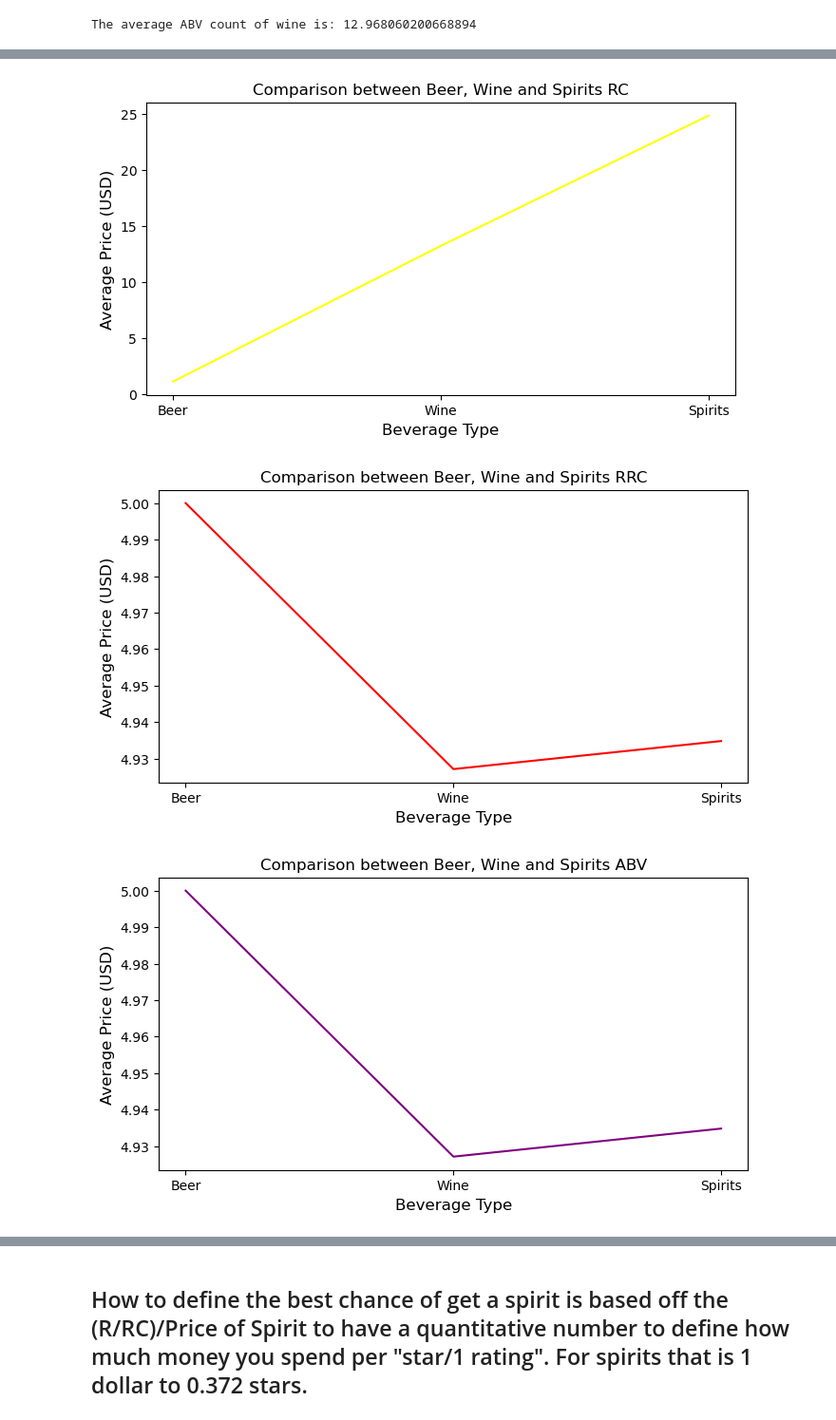
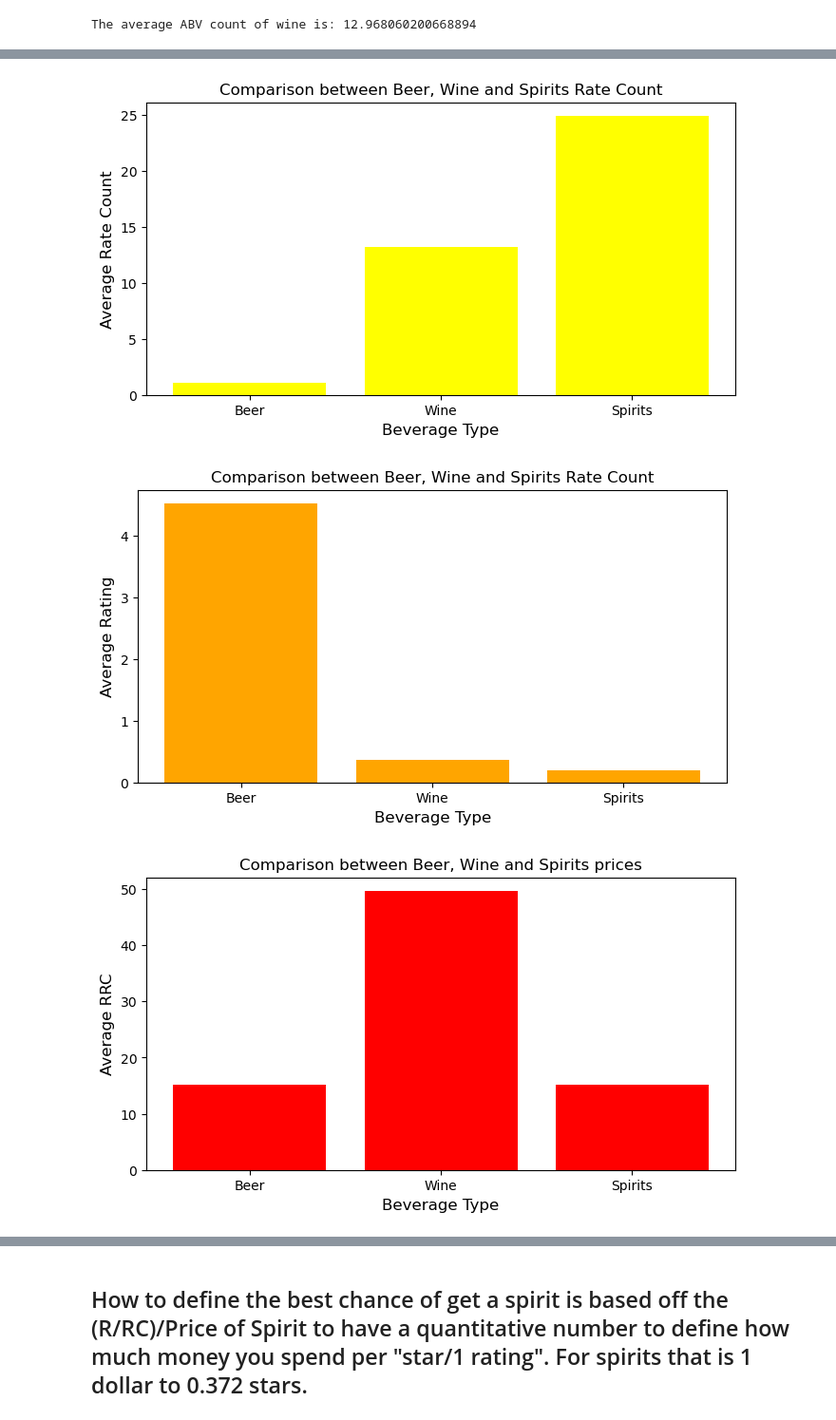
Before and after one commit to JShields07/Project-1, a Jupyter notebook: Main file.ipynb, the cells around one changed output, grey strips where cells are left out. Shown at 95% size. Cells and saved outputs as stored; diff of their text form; code cells hidden in the pictures.

```diff
--- a/Main file.ipynb
+++ b/Main file.ipynb
@@ -276,49 +277,49 @@ beverage_types = ['Beer', 'Wine', 'Spirits']
 
 plt.figure(figsize=(8, 4))
 
-plt.plot(beverage_types, avg_rc, color="yellow")
+plt.bar(beverage_types, avg_rc, color="Yellow")
 
-plt.title("Comparison between Beer, Wine and Spirits RC", fontsize=12)
+plt.title("Comparison between Beer, Wine and Spirits Rate Count", fontsize=12)
 plt.xlabel("Beverage Type", fontsize=12)
-plt.ylabel("Average Price (USD)", fontsize=12)
+plt.ylabel("Average Rate Count", fontsize=12)
 
 plt.show()
 # %% [output]
-[figure, old version]
+[figure, new version]
 # %%
 # Create a list of the average rating for each beverage type
-beer_avg_rrc = [beer_avg_rrc, wine_avg_rrc, spirits_avg_rrc]
+avg_rrc = [beer_avg_rrc, wine_avg_rrc, spirits_avg_rrc]
 
 # Create a list of the beverage types
 beverage_types = ['Beer', 'Wine', 'Spirits']
 
 plt.figure(figsize=(8, 4))
 
-plt.plot(beverage_types, avg_rating, color="red")
+plt.bar(beverage_types, avg_rrc, color="Orange")
 
-plt.title("Comparison between Beer, Wine and Spirits RRC", fontsize=12)
+plt.title("Comparison between Beer, Wine and Spirits Rate Count", fontsize=12)
 plt.xlabel("Beverage Type", fontsize=12)
-plt.ylabel("Average Price (USD)", fontsize=12)
+plt.ylabel("Average Rating", fontsize=12)
 
 plt.show()
 # %% [output]
-[figure, old version]
+[figure, new version]
 # %%
 # Create a list of the average rating for each beverage type
 avg_abv = [beer_avg_abv, wine_avg_abv, spirits_avg_abv]
 
 # Create a list of the beverage types
 beverage_types = ['Beer', 'Wine', 'Spirits']
 
 plt.figure(figsize=(8, 4))
 
-plt.plot(beverage_types, avg_rating, color="purple")
+plt.bar(beverage_types, avg_prices, color="Red")
 
-plt.title("Comparison between Beer, Wine and Spirits ABV", fontsize=12)
+plt.title("Comparison between Beer, Wine and Spirits prices", fontsize=12)
 plt.xlabel("Beverage Type", fontsize=12)
-plt.ylabel("Average Price (USD)", fontsize=12)
+plt.ylabel("Average RRC", fontsize=12)
 
 plt.show()
 # %% [output]
-[figure, old version]
+[figure, new version]
 # %%
```
Also changed, not shown: parts of 10 cells of this notebook.
